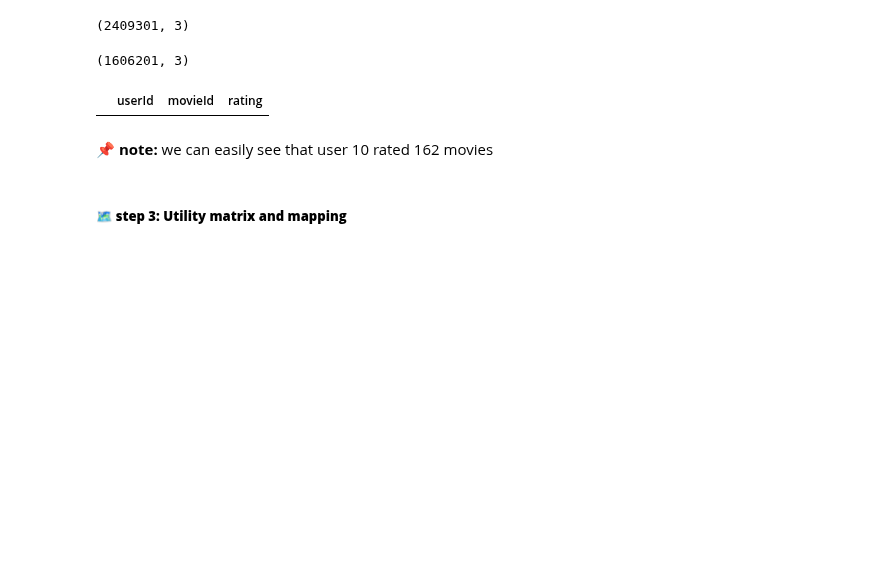
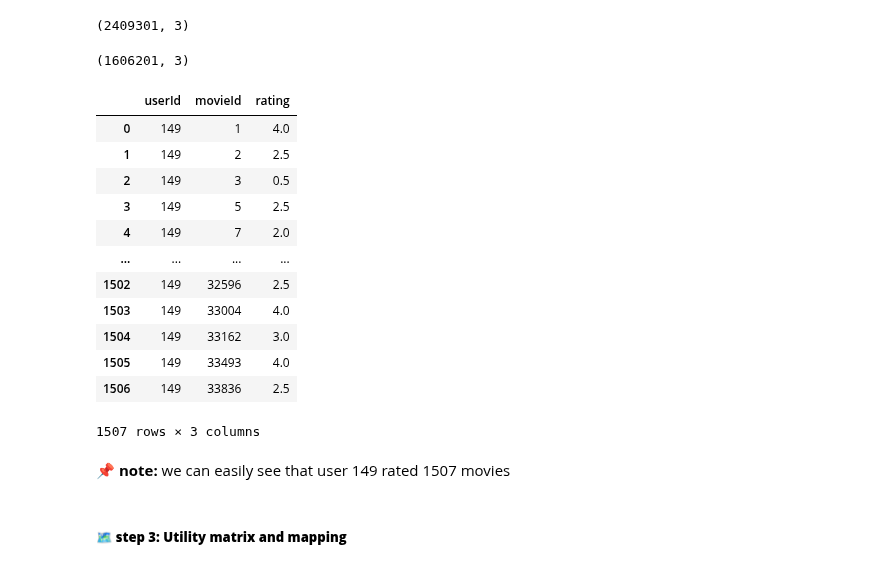
Before and after one commit to Wikusia-s/DM-recomendation-system, a Jupyter notebook: main.ipynb, the cells around one changed output. Saved outputs shown, nothing was run; the diff lists cells and outputs as text; code cells hidden in the pictures; blank space fills up the shorter version.

```diff
--- a/main.ipynb
+++ b/main.ipynb
@@ -231,11 +231,23 @@ test_df.shape
 # %% [output]
 (1606201, 3)
 # %%
-train_df[train_df['userId'] == 10]
+train_df[train_df['userId'] == 149]
 # %% [output]
 |  | userId | movieId | rating |
+| 0 | 149 | 1 | 4.0 |
+| 1 | 149 | 2 | 2.5 |
+| 2 | 149 | 3 | 0.5 |
+| 3 | 149 | 5 | 2.5 |
+| 4 | 149 | 7 | 2.0 |
+| ... | ... | ... | ... |
+| 1502 | 149 | 32596 | 2.5 |
+| 1503 | 149 | 33004 | 4.0 |
+| 1504 | 149 | 33162 | 3.0 |
+| 1505 | 149 | 33493 | 4.0 |
+| 1506 | 149 | 33836 | 2.5 |
+1507 rows × 3 columns
 # %% [markdown]
-📌 **note:** we can easily see that user 10 rated 162 movies
+📌 **note:** we can easily see that user 149 rated 1507 movies
 # %% [markdown]
 ##### 🗺️ **step 3: Utility matrix and mapping**
 # %%
```
